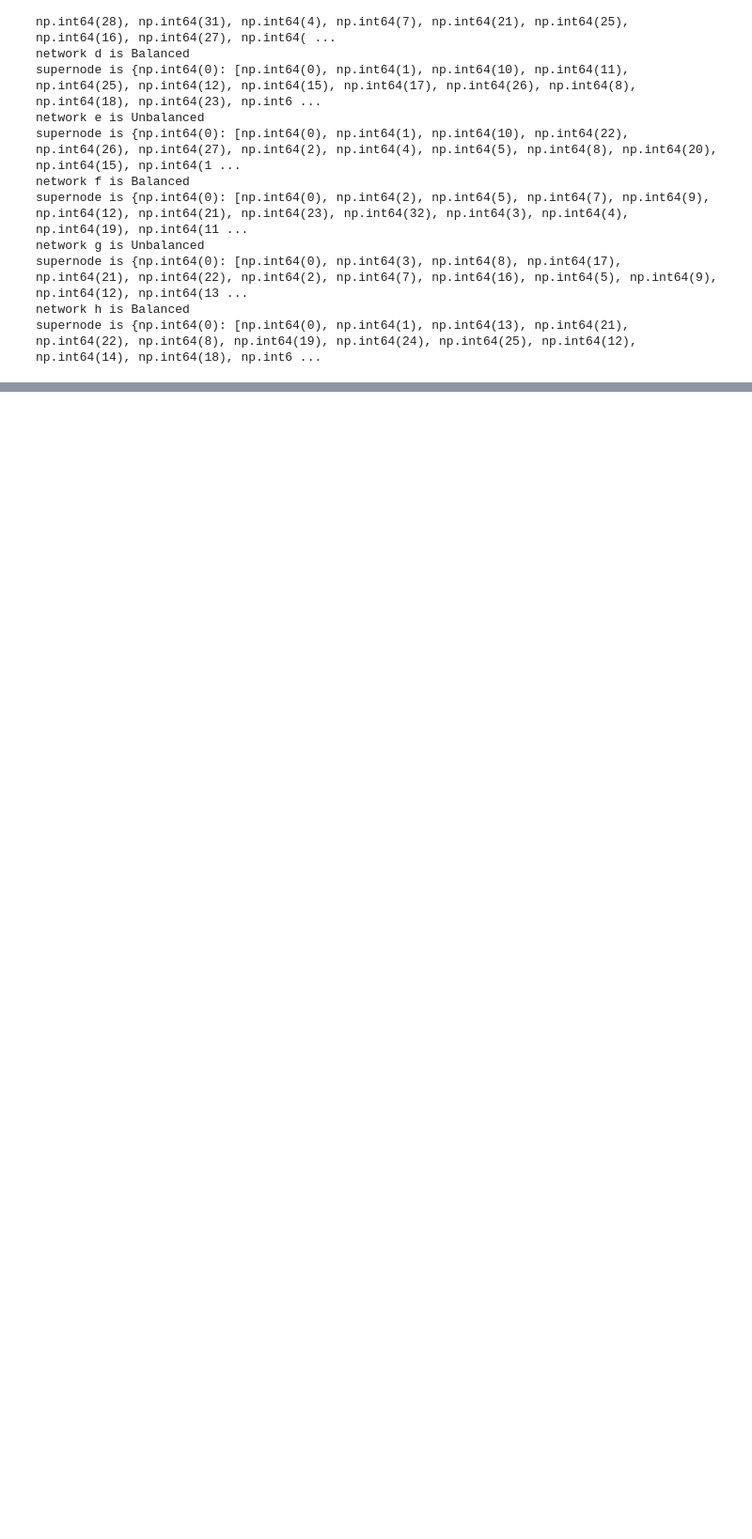
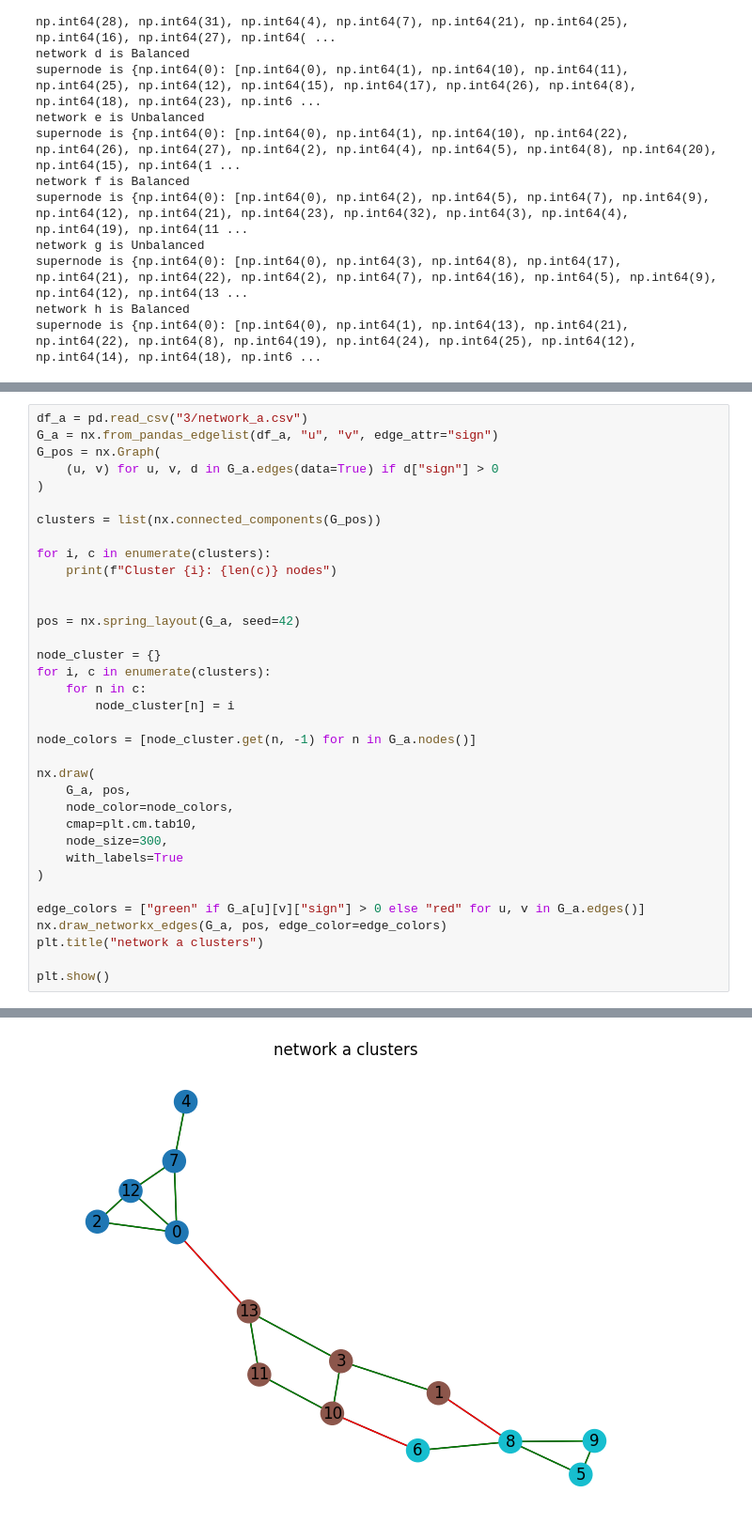
Before and after one commit to ARB1380/HW3_Codes_Social-Network-Fall-2025, a Jupyter notebook: Q1.ipynb, the cells around one changed output, grey strips where cells are left out. Shown at 94% size. Cells and saved outputs as stored; diff of their text form; blank space fills up the shorter version.

Commit message:
feat: implemented part3 of this question in showing clusters.

```diff
--- a/Q1.ipynb
+++ b/Q1.ipynb
@@ -198,0 +202,36 @@ supernode is {np.int64(0): [np.int64(0), np.int64(1), np.int64(13), np.int64(21)
+# %%
+df_a = pd.read_csv("3/network_a.csv")
+G_a = nx.from_pandas_edgelist(df_a, "u", "v", edge_attr="sign")
+G_pos = nx.Graph(
+    (u, v) for u, v, d in G_a.edges(data=True) if d["sign"] > 0
+)
+
+clusters = list(nx.connected_components(G_pos))
+
+for i, c in enumerate(clusters):
+    print(f"Cluster {i}: {len(c)} nodes")
+
+
+pos = nx.spring_layout(G_a, seed=42)
+
+node_cluster = {}
+for i, c in enumerate(clusters):
+    for n in c:
+        node_cluster[n] = i
+
+node_colors = [node_cluster.get(n, -1) for n in G_a.nodes()]
+
+nx.draw(
+    G_a, pos,
+    node_color=node_colors,
+    cmap=plt.cm.tab10,
+    node_size=300,
+    with_labels=True
+)
+
+edge_colors = ["green" if G_a[u][v]["sign"] > 0 else "red" for u, v in G_a.edges()]
+nx.draw_networkx_edges(G_a, pos, edge_color=edge_colors)
+plt.title("network a clusters")
+
+plt.show()
+# %% [output]
@@ -198,0 +241 @@ supernode is {np.int64(0): [np.int64(0), np.int64(1), np.int64(13), np.int64(21)
+[figure, added]
```
Also changed, not shown: parts of 7 cells of this notebook, 5 other files.
